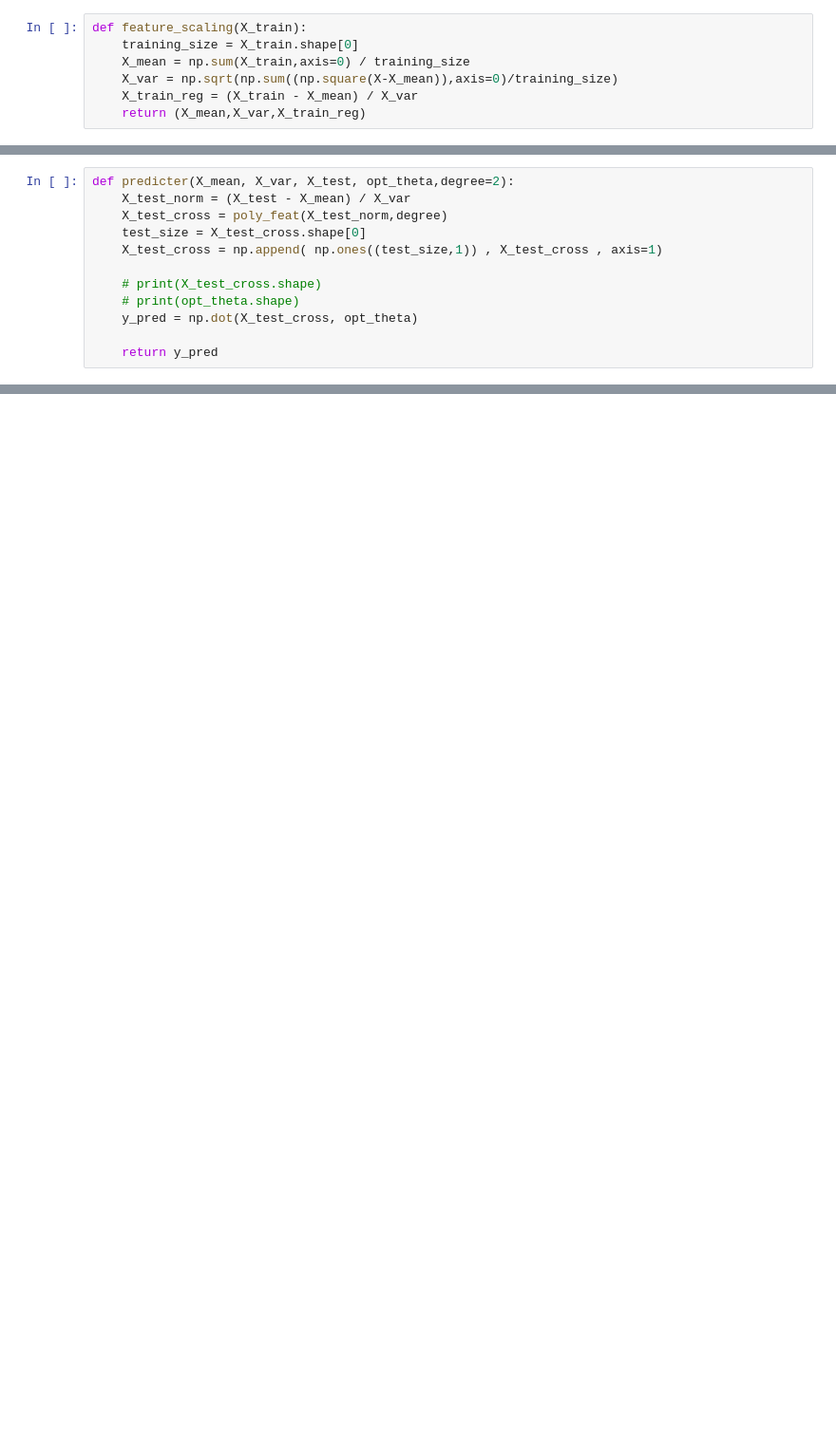
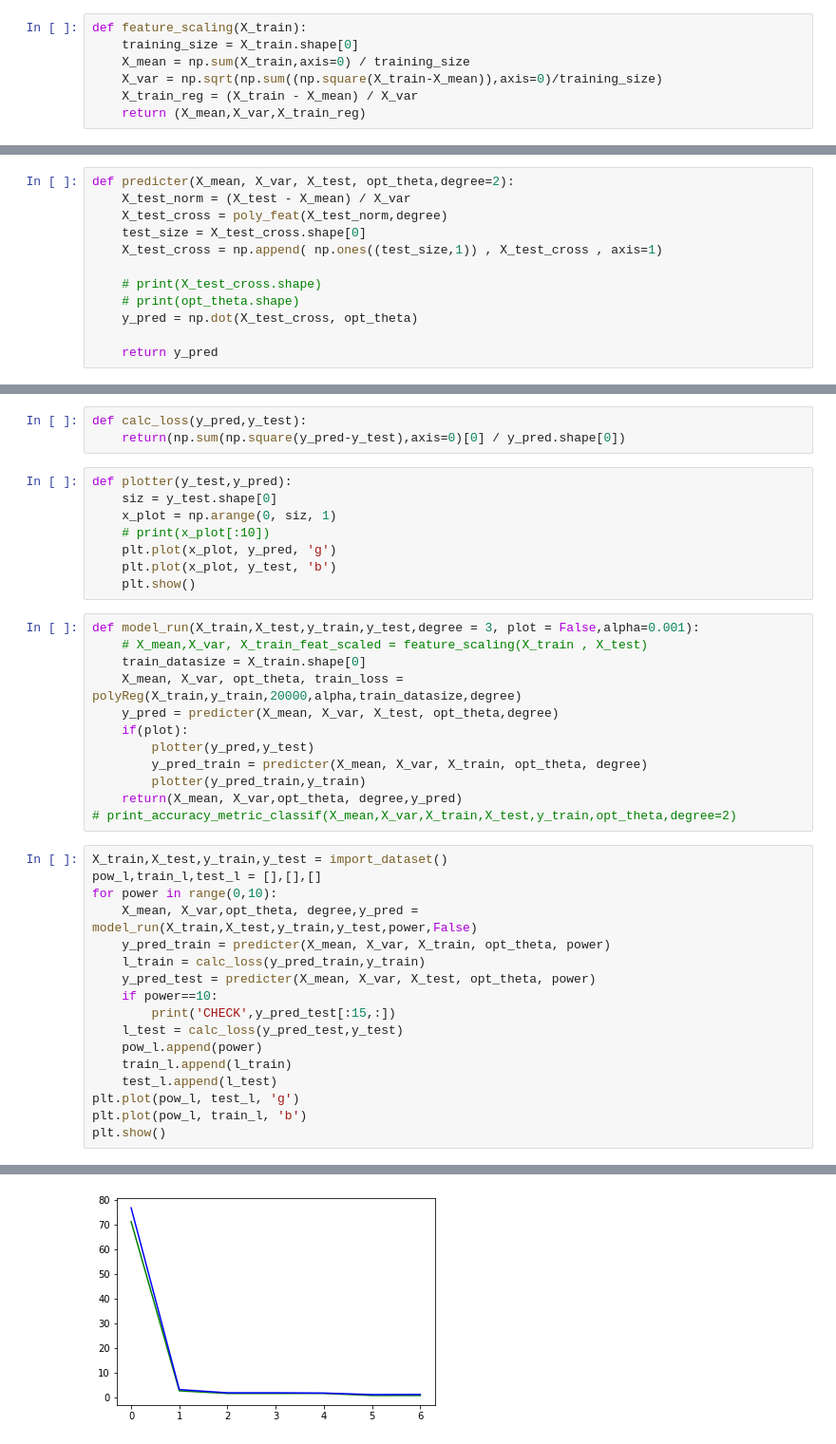
Before and after one commit to anikettle/ELL409_Assignment1, a Jupyter notebook: Ani_A1_P2_ELL409_Poly.ipynb, the cells around one changed output, grey strips where cells are left out. Shown: that part at 95% size. Saved outputs shown, nothing was run; the diff lists cells and outputs as text; blank space fills up the shorter version.

```diff
--- a/Ani_A1_P2_ELL409_Poly.ipynb
+++ b/Ani_A1_P2_ELL409_Poly.ipynb
@@ -117,7 +122,7 @@ def linReg(X,y,iter=100,alpha=0.01,batchSize=32):
 def feature_scaling(X_train):
     training_size = X_train.shape[0]
     X_mean = np.sum(X_train,axis=0) / training_size
-    X_var = np.sqrt(np.sum((np.square(X-X_mean)),axis=0)/training_size)
+    X_var = np.sqrt(np.sum((np.square(X_train-X_mean)),axis=0)/training_size)
     X_train_reg = (X_train - X_mean) / X_var
     return (X_mean,X_var,X_train_reg)
 # %%
@@ -196,0 +208,41 @@ accuracy_metrics(X_mean,X_var,X_test,y_test,opt_theta,degree=6)
+# %%
+def calc_loss(y_pred,y_test):
+    return(np.sum(np.square(y_pred-y_test),axis=0)[0] / y_pred.shape[0])
+# %%
+def plotter(y_test,y_pred):
+    siz = y_test.shape[0]
+    x_plot = np.arange(0, siz, 1)
+    # print(x_plot[:10])
+    plt.plot(x_plot, y_pred, 'g')
+    plt.plot(x_plot, y_test, 'b')
+    plt.show()
+# %%
+def model_run(X_train,X_test,y_train,y_test,degree = 3, plot = False,alpha=0.001):
+    # X_mean,X_var, X_train_feat_scaled = feature_scaling(X_train , X_test)
+    train_datasize = X_train.shape[0]
+    X_mean, X_var, opt_theta, train_loss = polyReg(X_train,y_train,20000,alpha,train_datasize,degree)
+    y_pred = predicter(X_mean, X_var, X_test, opt_theta,degree)
+    if(plot):
+        plotter(y_pred,y_test)
+        y_pred_train = predicter(X_mean, X_var, X_train, opt_theta, degree)
+        plotter(y_pred_train,y_train)
+    return(X_mean, X_var,opt_theta, degree,y_pred)
+# print_accuracy_metric_classif(X_mean,X_var,X_train,X_test,y_train,opt_theta,degree=2)
+# %%
+X_train,X_test,y_train,y_test = import_dataset()
+pow_l,train_l,test_l = [],[],[]
+for power in range(0,10):
+    X_mean, X_var,opt_theta, degree,y_pred = model_run(X_train,X_test,y_train,y_test,power,False)
+    y_pred_train = predicter(X_mean, X_var, X_train, opt_theta, power)
+    l_train = calc_loss(y_pred_train,y_train)
+    y_pred_test = predicter(X_mean, X_var, X_test, opt_theta, power)
+    if power==10:
+        print('CHECK',y_pred_test[:15,:])
+    l_test = calc_loss(y_pred_test,y_test)
+    pow_l.append(power)
+    train_l.append(l_train)
+    test_l.append(l_test)
+plt.plot(pow_l, test_l, 'g')
+plt.plot(pow_l, train_l, 'b')
+plt.show()
+# %% [output]
@@ -196,0 +266 @@ accuracy_metrics(X_mean,X_var,X_test,y_test,opt_theta,degree=6)
+[figure, added]
```
Also changed, not shown: parts of 14 cells of this notebook, 1 other file.
